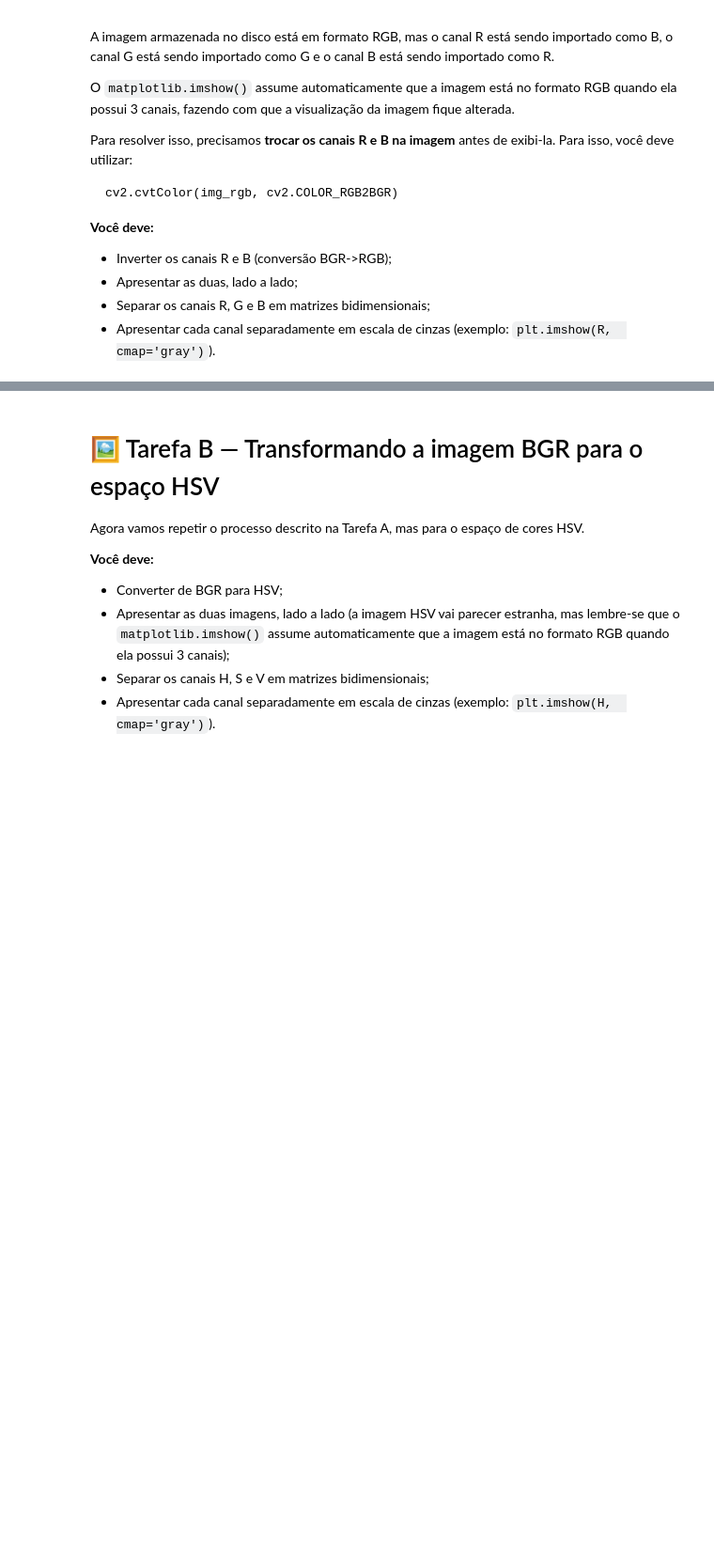
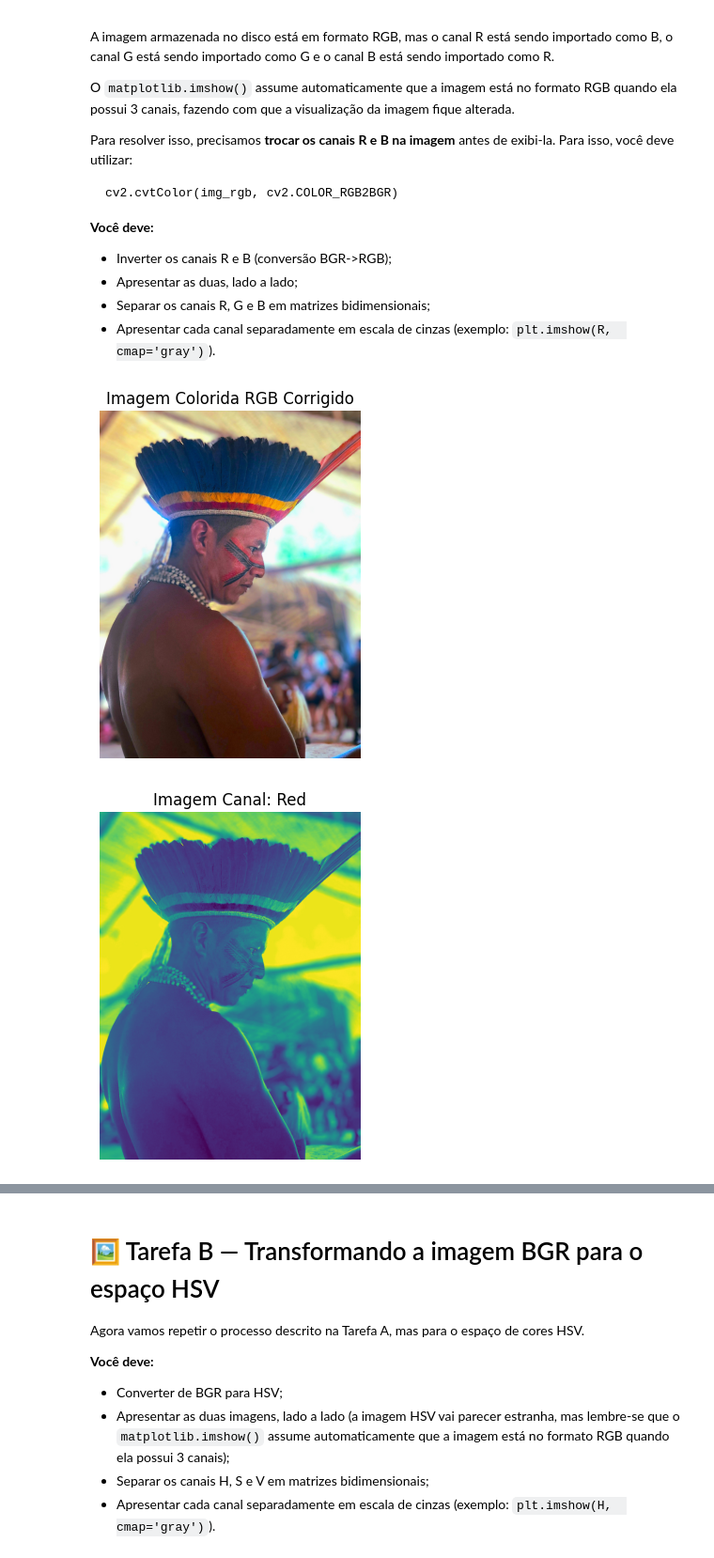
Before and after one commit to ravilon/ufpel-pdi, a Jupyter notebook: LAB7_Imagens_Coloridas.ipynb, the cells around one changed output, grey strips where cells are left out. Shown at 94% size. Saved outputs shown, nothing was run; the diff lists cells and outputs as text; code cells hidden in the pictures; blank space fills up the shorter version.

```diff
--- a/LAB7_Imagens_Coloridas.ipynb
+++ b/LAB7_Imagens_Coloridas.ipynb
@@ -82,3 +84,30 @@ cv2.cvtColor(img_rgb, cv2.COLOR_RGB2BGR)
 - Apresentar as duas, lado a lado;
 - Separar os canais R, G e B em matrizes bidimensionais;
 - Apresentar cada canal separadamente em escala de cinzas (exemplo: `plt.imshow(R,  cmap='gray')`).
+# %%
+img_rgb = cv2.cvtColor(img_bgr, cv2.COLOR_RGB2BGR)
+
+plt.imshow(img_rgb, vmin=0, vmax=255)
+plt.axis('off')
+plt.title('Imagem Colorida RGB Corrigido')
+plt.show()
+
+img_green, img_red, img_blue = cv2.split(img_rgb)
+
+plt.imshow(img_red, vmin=0, vmax=255)
+plt.axis('off')
+plt.title('Imagem Canal: Red')
+plt.show()
+
+plt.imshow(img_green, vmin=0, vmax=255)
+plt.axis('off')
+plt.title('Imagem Canal: Green')
+plt.show()
+
+plt.imshow(img_blue, vmin=0, vmax=255)
+plt.axis('off')
+plt.title('Imagem Canal: Blue')
+plt.show()
+# %% [output]
+[figure, added]
+[figure, added]
```
Also changed, not shown: parts of 4 cells of this notebook.
